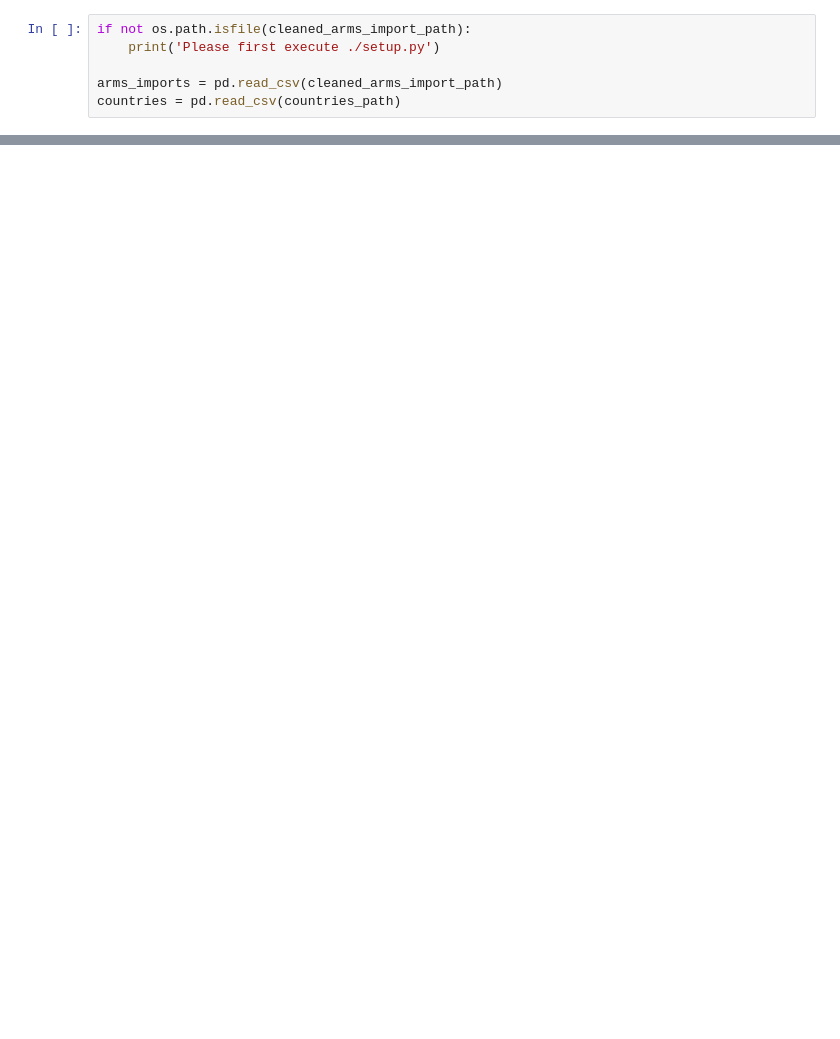
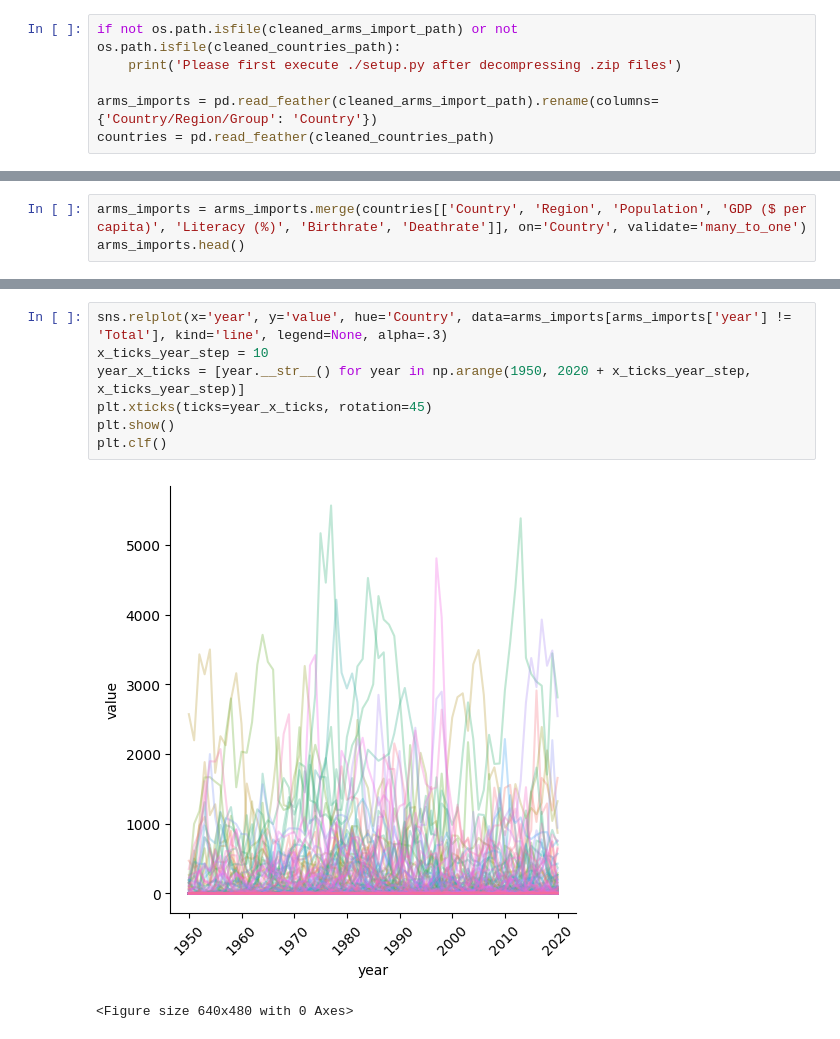
Before and after one commit to GGasset/ArmsImportsAnalytics, a Jupyter notebook: explore.ipynb, the cells around one changed output, grey strips where cells are left out. Drawn from its saved outputs; the diff is of its cells as text; blank space fills up the shorter version.

```diff
--- a/explore.ipynb
+++ b/explore.ipynb
@@ -10,6 +13,6 @@ from setup import cleaned_arms_import_path, countries_path
 # %%
-if not os.path.isfile(cleaned_arms_import_path):
-    print('Please first execute ./setup.py')
+if not os.path.isfile(cleaned_arms_import_path) or not os.path.isfile(cleaned_countries_path):
+    print('Please first execute ./setup.py after decompressing .zip files')
 
-arms_imports = pd.read_csv(cleaned_arms_import_path)
-countries = pd.read_csv(countries_path)
+arms_imports = pd.read_feather(cleaned_arms_import_path).rename(columns={'Country/Region/Group': 'Country'})
+countries = pd.read_feather(cleaned_countries_path)
@@ -21,0 +41,3 @@ FileNotFoundError: [Errno 2] No such file or directory: './ArmsImport.csv'
+# %%
+arms_imports = arms_imports.merge(countries[['Country', 'Region', 'Population', 'GDP ($ per capita)', 'Literacy (%)', 'Birthrate', 'Deathrate']], on='Country', validate='many_to_one')
+arms_imports.head()
@@ -21,0 +51,10 @@ FileNotFoundError: [Errno 2] No such file or directory: './ArmsImport.csv'
+# %%
+sns.relplot(x='year', y='value', hue='Country', data=arms_imports[arms_imports['year'] != 'Total'], kind='line', legend=None, alpha=.3)
+x_ticks_year_step = 10
+year_x_ticks = [year.__str__() for year in np.arange(1950, 2020 + x_ticks_year_step, x_ticks_year_step)]
+plt.xticks(ticks=year_x_ticks, rotation=45)
+plt.show()
+plt.clf()
+# %% [output]
+[figure, added]
+<Figure size 640x480 with 0 Axes>
```
Also changed, not shown: parts of 8 cells of this notebook.
